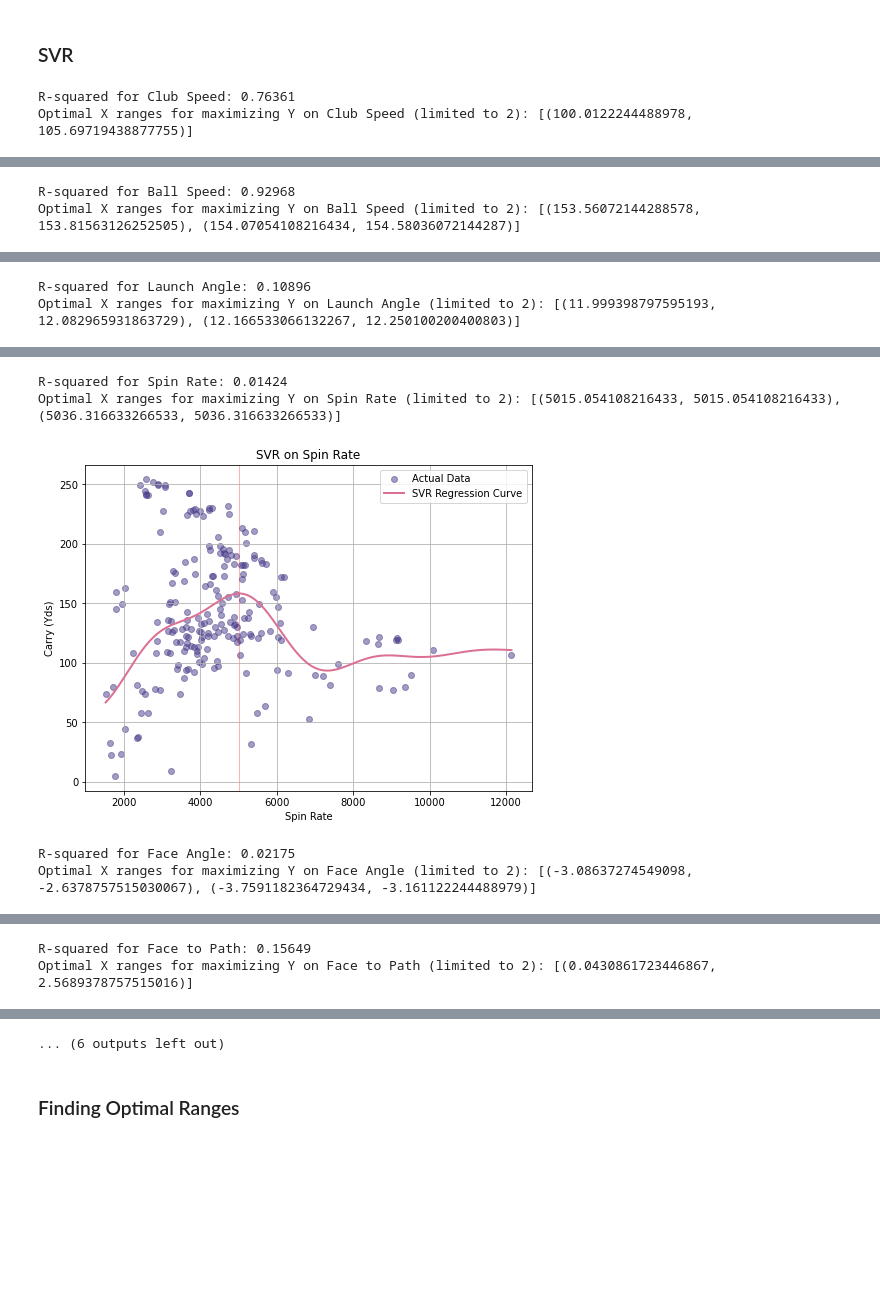
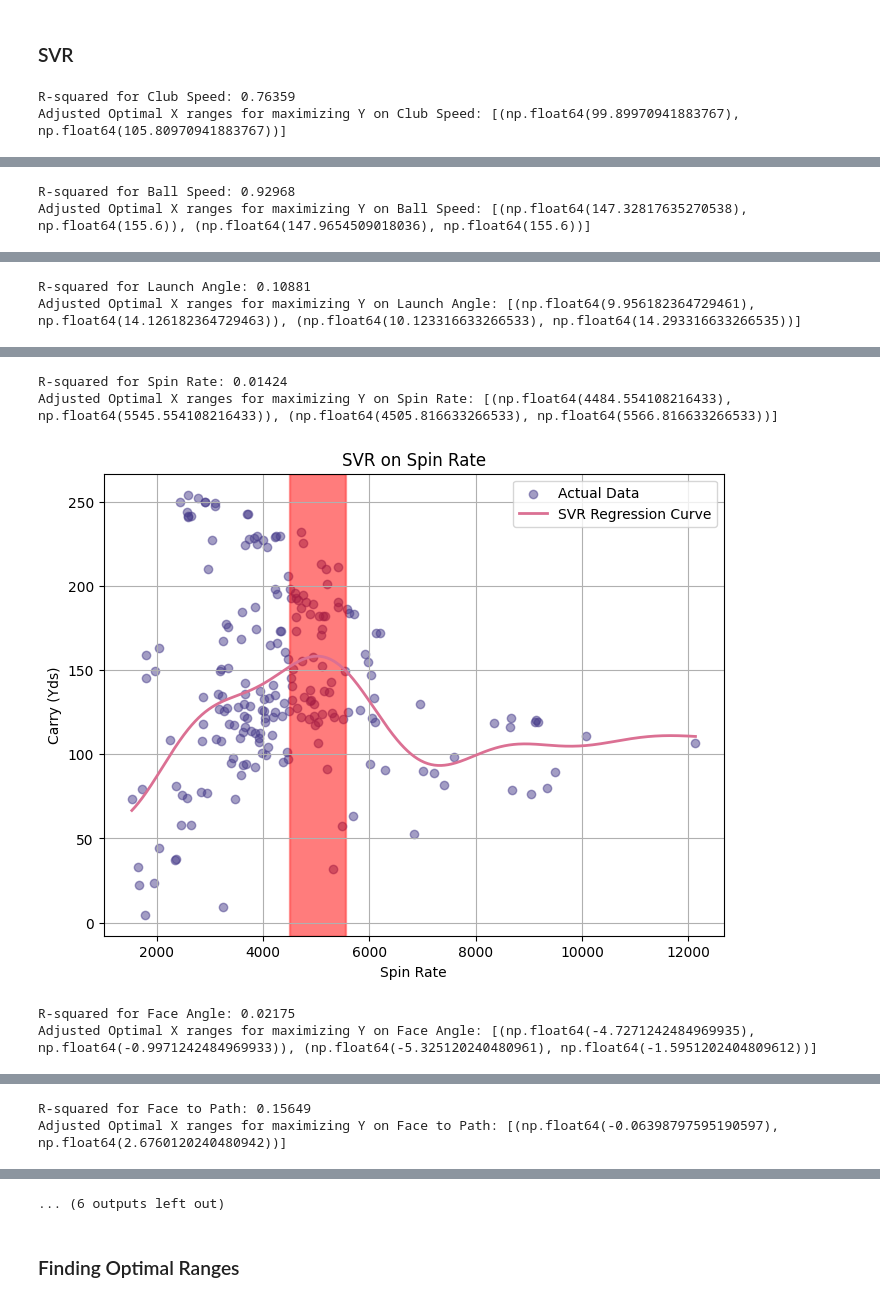
Before and after one commit to ericaking1/golfanalytics, a Jupyter notebook: golfanalytics.ipynb, the cells around one changed output, grey strips where cells are left out. Saved outputs shown, nothing was run; the diff lists cells and outputs as text; code cells hidden in the pictures; blank space fills up the shorter version.

Commit message:
fixed optimal ranges and added features to dashboard app

```diff
--- a/golfanalytics.ipynb
+++ b/golfanalytics.ipynb
@@ -61,12 +61,15 @@ plt.show()
 from sklearn.svm import SVR
 from sklearn.preprocessing import StandardScaler
 from sklearn.metrics import r2_score
+import numpy as np
+import matplotlib.pyplot as plt
+from sklearn.model_selection import train_test_split
 
 r2scores = []
 optimal_ranges = []
 
 for i in range(9):
-    X_feature = X[X.columns[i]].to_numpy().reshape(-1,1)
+    X_feature = X[X.columns[i]].to_numpy().reshape(-1, 1)
     X_train, X_test, y_train, y_test = train_test_split(X_feature, y, test_size=0.2, random_state=500)
 
     scaler_X = StandardScaler()
@@ -81,7 +84,7 @@ for i in range(9):
     svr.fit(X_train_scaled, y_train_scaled)
 
     y_pred_scaled = svr.predict(X_test_scaled)
-    y_pred = scaler_y.inverse_transform(y_pred_scaled.reshape(-1,1)).ravel()
+    y_pred = scaler_y.inverse_transform(y_pred_scaled.reshape(-1, 1)).ravel()
 
     X_range = np.linspace(X_feature.min(), X_feature.max(), 500).reshape(-1, 1)
     X_range_scaled = scaler_X.transform(X_range)
@@ -89,37 +92,50 @@ for i in range(9):
     y_range_pred_scaled = svr.predict(X_range_scaled)
     y_range_pred = scaler_y.inverse_transform(y_range_pred_scaled.reshape(-1, 1)).ravel()
 
-    r2 = r2_score(y_test,y_pred)
+    r2 = r2_score(y_test, y_pred)
     r2scores.append(r2)
     print(f'R-squared for {X.columns[i]}: {r2:.5f}')
 
-   # Identify the optimal X range that maximizes Y
-    max_y = np.max(y_range_pred)  # Maximum Y value
-    threshold = 0.98 * max_y  # Define threshold for "near max" regions
+    # Identify the optimal X range that maximizes Y
+    max_y = np.max(y_range_pred)
+    threshold = (0.98) * max_y  # threshold for "near max" regions
 
     optimal_x_values = X_range[y_range_pred >= threshold].flatten()
 
-    # Find continuous ranges
     discrete_ranges = []
     start = optimal_x_values[0]
 
     for j in range(1, len(optimal_x_values)):
-        if optimal_x_values[j] - optimal_x_values[j-1] > (X_range[1] - X_range[0]):
-            discrete_ranges.append((start, optimal_x_values[j-1]))  # Save the previous range
-            start = optimal_x_values[j]  # Start new range
-    discrete_ranges.append((start, optimal_x_values[-1]))  # Add last range
+        if optimal_x_values[j] - optimal_x_values[j - 1] > (X_range[1] - X_range[0]):
+            discrete_ranges.append((start, optimal_x_values[j - 1]))
+            start = optimal_x_values[j]
+    discrete_ranges.append((start, optimal_x_values[-1]))
 
-    # Limit to at most 2 optimal ranges by sorting based on the average predicted Y value in each range
-    discrete_ranges = sorted(discrete_ranges, key=lambda r: np.mean(y_range_pred[(X_range.flatten() >= r[0]) & (X_range.flatten() <= r[1])]), reverse=True)[:2]
+    # Limit to at most 2 optimal ranges based on predicted Y value
+    discrete_ranges = sorted(
+        discrete_ranges, key=lambda r: np.mean(y_range_pred[(X_range.flatten() >= r[0]) & (X_range.flatten() <= r[1])]), reverse=True
+    )[:2]
 
-    optimal_ranges.append((X.columns[i], discrete_ranges))
+    fixed_width = 0.1 * (X_feature.max() - X_feature.min())
 
-    print(f"Optimal X ranges for maximizing Y on {X.columns[i]} (limited to 2): {discrete_ranges}")
+    adjusted_ranges = []
+    for r in discrete_ranges:
+        mid_point = (r[0] + r[1]) / 2
+        new_start = max(X_feature.min(), mid_point - fixed_width / 2)
+        new_end = min(X_feature.max(), mid_point + fixed_width / 2)
+        adjusted_ranges.append((new_start, new_end))
+
+    optimal_ranges.append((X.columns[i], adjusted_ranges))
+
+    print(f"Adjusted Optimal X ranges for maximizing Y on {X.columns[i]}: {adjusted_ranges}")
 
     plt.figure(figsize=(8, 6))
     plt.scatter(X_feature, y, color='darkslateblue', alpha=0.5, label='Actual Data')
     plt.plot(X_range, y_range_pred, color='palevioletred', lw=2, label='SVR Regression Curve')
-    plt.axvspan(discrete_ranges[0][0], discrete_ranges[0][1], alpha=0.3, color='red')
+
+    for r in adjusted_ranges:
+        plt.axvspan(r[0], r[1], alpha=0.3, color='red')
+
     plt.xlabel(X.columns[i])
     plt.ylabel('Carry (Yds)')
     plt.title(f'SVR on {X.columns[i]}')
@@ -127,5 +143,5 @@ for i in range(9):
     plt.grid(True)
     plt.show()
 # %% [output]
-R-squared for Club Speed: 0.76361
-Optimal X ranges for maximizing Y on Club Speed (limited to 2): [(100.0122244488978, 105.69719438877755)]
+R-squared for Club Speed: 0.76359
+Adjusted Optimal X ranges for maximizing Y on Club Speed: [(np.float64(99.89970941883767), np.float64(105.80970941883767))]
@@ -133,2 +149,2 @@ Optimal X ranges for maximizing Y on Club Speed (limited to 2): [(100.0122244488
 R-squared for Ball Speed: 0.92968
-Optimal X ranges for maximizing Y on Ball Speed (limited to 2): [(153.56072144288578, 153.81563126252505), (154.07054108216434, 154.58036072144287)]
+Adjusted Optimal X ranges for maximizing Y on Ball Speed: [(np.float64(147.32817635270538), np.float64(155.6)), (np.float64(147.9654509018036), np.float64(155.6))]
@@ -136,2 +152,2 @@ Optimal X ranges for maximizing Y on Ball Speed (limited to 2): [(153.5607214428
-R-squared for Launch Angle: 0.10896
-Optimal X ranges for maximizing Y on Launch Angle (limited to 2): [(11.999398797595193, 12.082965931863729), (12.166533066132267, 12.250100200400803)]
+R-squared for Launch Angle: 0.10881
+Adjusted Optimal X ranges for maximizing Y on Launch Angle: [(np.float64(9.956182364729461), np.float64(14.126182364729463)), (np.float64(10.123316633266533), np.float64(14.293316633266535))]
@@ -139,5 +155,5 @@ Optimal X ranges for maximizing Y on Launch Angle (limited to 2): [(11.999398797
 R-squared for Spin Rate: 0.01424
-Optimal X ranges for maximizing Y on Spin Rate (limited to 2): [(5015.054108216433, 5015.054108216433), (5036.316633266533, 5036.316633266533)]
+Adjusted Optimal X ranges for maximizing Y on Spin Rate: [(np.float64(4484.554108216433), np.float64(5545.554108216433)), (np.float64(4505.816633266533), np.float64(5566.816633266533))]
-[figure, old version]
+[figure, new version]
 R-squared for Face Angle: 0.02175
-Optimal X ranges for maximizing Y on Face Angle (limited to 2): [(-3.08637274549098, -2.6378757515030067), (-3.7591182364729434, -3.161122244488979)]
+Adjusted Optimal X ranges for maximizing Y on Face Angle: [(np.float64(-4.7271242484969935), np.float64(-0.9971242484969933)), (np.float64(-5.325120240480961), np.float64(-1.5951202404809612))]
@@ -145,2 +161,2 @@ Optimal X ranges for maximizing Y on Face Angle (limited to 2): [(-3.08637274549
 R-squared for Face to Path: 0.15649
-Optimal X ranges for maximizing Y on Face to Path (limited to 2): [(0.0430861723446867, 2.5689378757515016)]
+Adjusted Optimal X ranges for maximizing Y on Face to Path: [(np.float64(-0.06398797595190597), np.float64(2.6760120240480942))]
```
Also changed, not shown: parts of 6 cells of this notebook, 3 other files.
